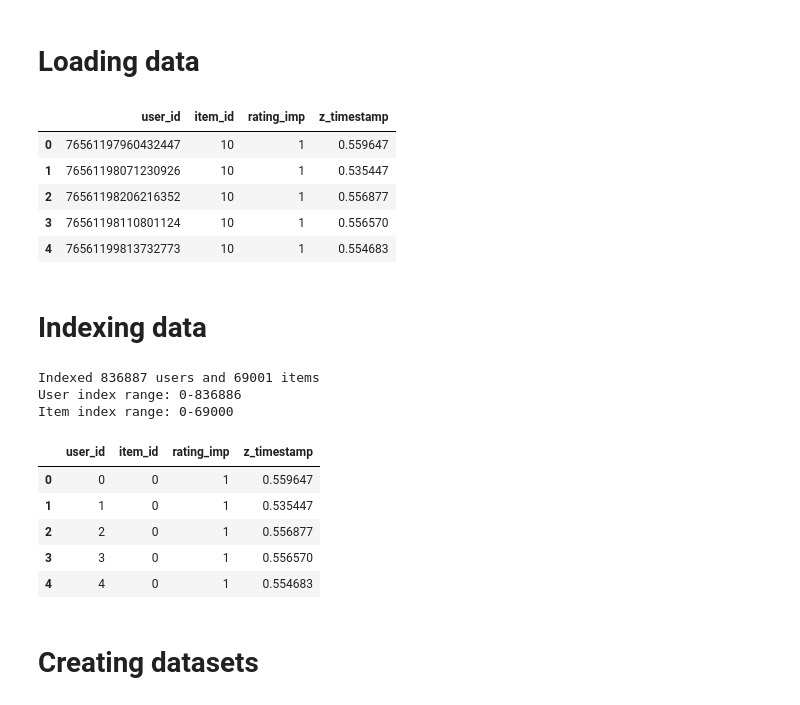
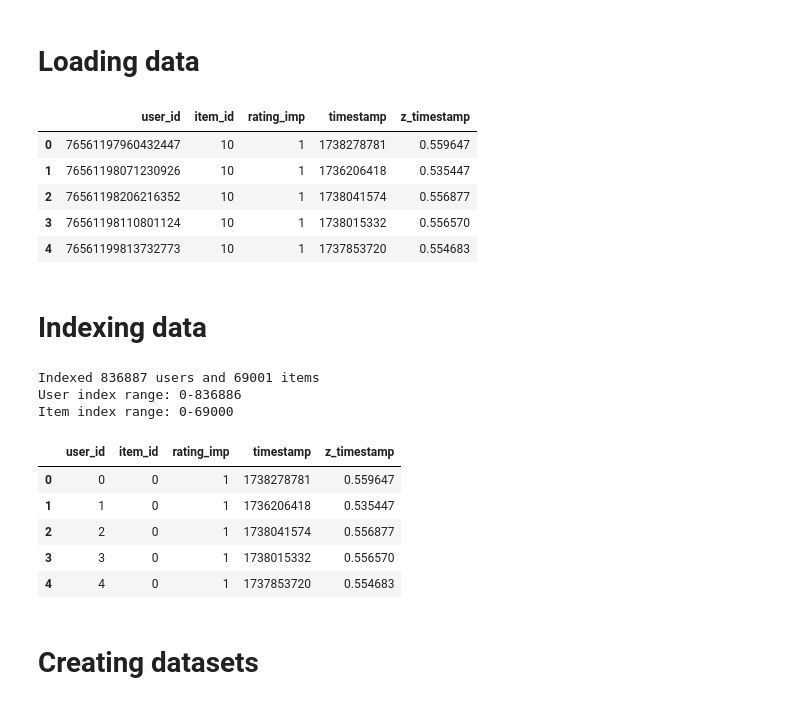
Before and after one commit to hhhieu0103/multimodal-neural-collaborative-filtering, a Jupyter notebook: notebooks/ncf-timestamp.ipynb, the cells around one changed output. Cells and saved outputs as stored; diff of their text form; code cells hidden in the pictures.

```diff
--- a/notebooks/ncf-timestamp.ipynb
+++ b/notebooks/ncf-timestamp.ipynb
@@ -13,15 +12,15 @@ from helpers.index_manager import IndexManager
 # Loading data
 # %%
 time_feature = 'z_timestamp'
-df = pd.read_csv('../data/interaction-clean.csv')[['user_id', 'item_id', 'rating_imp', time_feature]]
+df = pd.read_csv('../data/interaction-clean.csv')[['user_id', 'item_id', 'rating_imp', 'timestamp', time_feature]]
 df.head()
 # %% [output]
-|  | user_id | item_id | rating_imp | z_timestamp |
-| 0 | 76561197960432447 | 10 | 1 | 0.559647 |
-| 1 | 76561198071230926 | 10 | 1 | 0.535447 |
-| 2 | 76561198206216352 | 10 | 1 | 0.556877 |
-| 3 | 76561198110801124 | 10 | 1 | 0.556570 |
-| 4 | 76561199813732773 | 10 | 1 | 0.554683 |
+|  | user_id | item_id | rating_imp | timestamp | z_timestamp |
+| 0 | 76561197960432447 | 10 | 1 | 1738278781 | 0.559647 |
+| 1 | 76561198071230926 | 10 | 1 | 1736206418 | 0.535447 |
+| 2 | 76561198206216352 | 10 | 1 | 1738041574 | 0.556877 |
+| 3 | 76561198110801124 | 10 | 1 | 1738015332 | 0.556570 |
+| 4 | 76561199813732773 | 10 | 1 | 1737853720 | 0.554683 |
 # %% [markdown]
 # Indexing data
 # %%
@@ -33,12 +32,12 @@ df.head()
 Indexed 836887 users and 69001 items
 User index range: 0-836886
 Item index range: 0-69000
-|  | user_id | item_id | rating_imp | z_timestamp |
-| 0 | 0 | 0 | 1 | 0.559647 |
-| 1 | 1 | 0 | 1 | 0.535447 |
-| 2 | 2 | 0 | 1 | 0.556877 |
-| 3 | 3 | 0 | 1 | 0.556570 |
-| 4 | 4 | 0 | 1 | 0.554683 |
+|  | user_id | item_id | rating_imp | timestamp | z_timestamp |
+| 0 | 0 | 0 | 1 | 1738278781 | 0.559647 |
+| 1 | 1 | 0 | 1 | 1736206418 | 0.535447 |
+| 2 | 2 | 0 | 1 | 1738041574 | 0.556877 |
+| 3 | 3 | 0 | 1 | 1738015332 | 0.556570 |
+| 4 | 4 | 0 | 1 | 1737853720 | 0.554683 |
 # %% [markdown]
 # Creating datasets
 # %%
```
Also changed, not shown: parts of 26 cells of this notebook, 18 other files.
